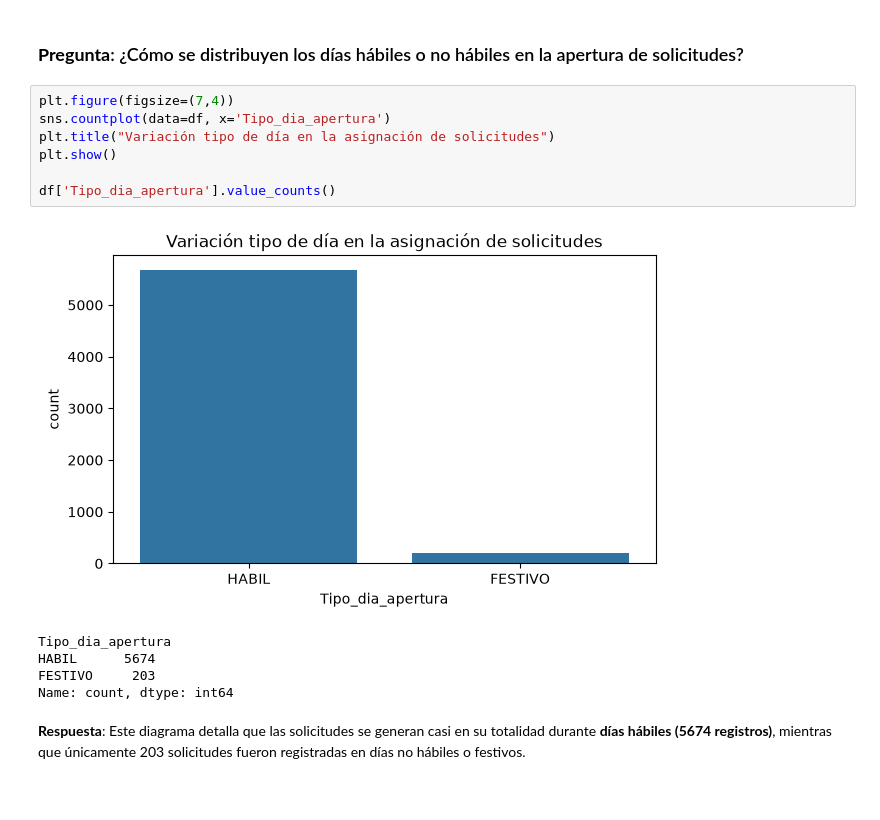
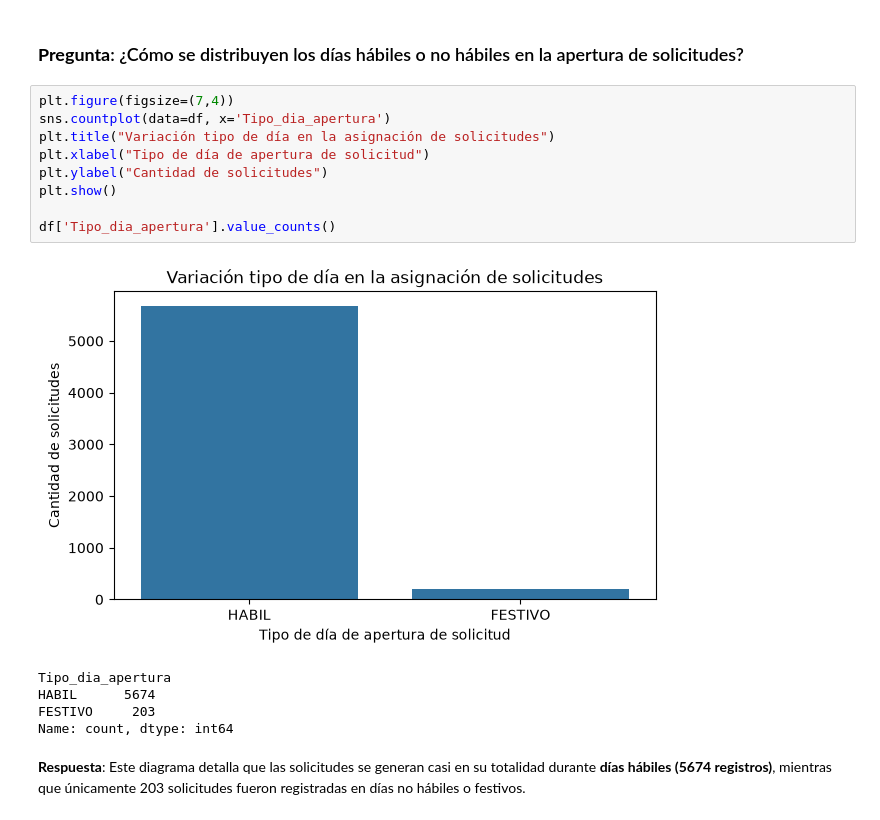
Before and after one commit to DiazJSC/AccesClean_proyecto, a Jupyter notebook: src/03_EDA.ipynb, the cells around one changed output. Drawn from its saved outputs; the diff is of its cells as text.

```diff
--- a/src/03_EDA.ipynb
+++ b/src/03_EDA.ipynb
@@ -208,12 +216,14 @@ Name: count, dtype: int64
 # %%
 plt.figure(figsize=(7,4))
 sns.countplot(data=df, x='Tipo_dia_apertura')
 plt.title("Variación tipo de día en la asignación de solicitudes")
+plt.xlabel("Tipo de día de apertura de solicitud")
+plt.ylabel("Cantidad de solicitudes")
 plt.show()
 
 df['Tipo_dia_apertura'].value_counts()
 # %% [output]
-[figure, old version]
+[figure, new version]
 Tipo_dia_apertura
 HABIL      5674
 FESTIVO     203
```
Also changed, not shown: parts of 18 cells of this notebook, 5 other files.
